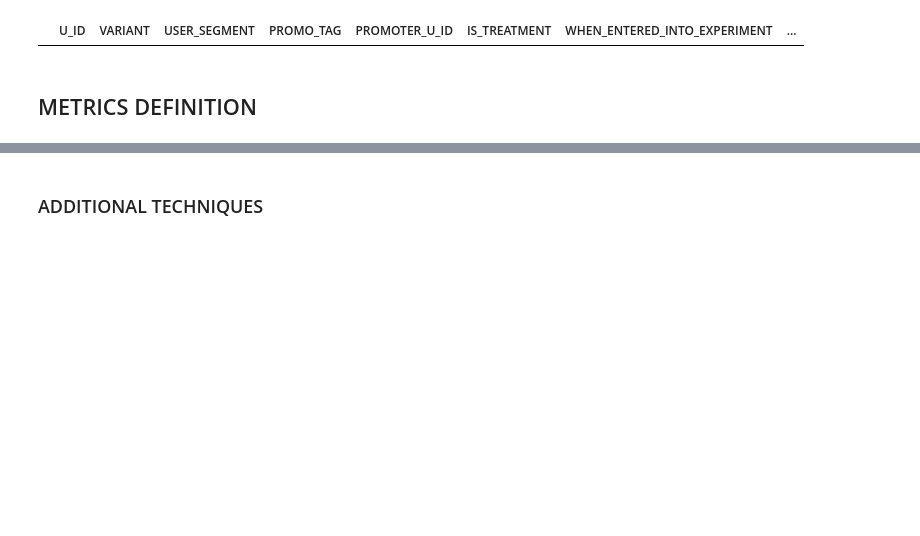
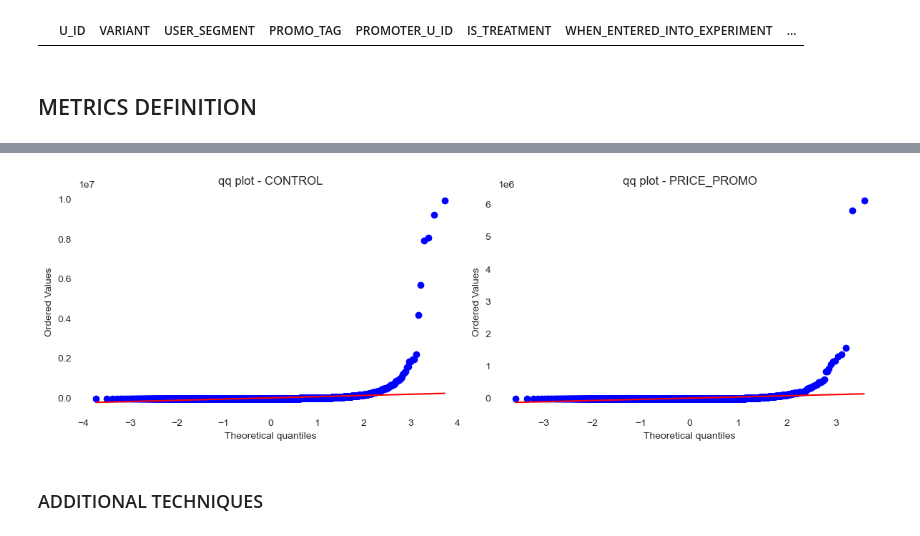
Before and after one commit to EAlmazanG/ab-test-framework, a Jupyter notebook: notebooks/ab-test_segments_framework_template.ipynb, the cells around one changed output, grey strips where cells are left out. Cells and saved outputs as stored; diff of their text form; code cells hidden in the pictures; blank space fills up the shorter version.

Commit message:
add segment loop

```diff
--- a/notebooks/ab-test_segments_framework_template.ipynb
+++ b/notebooks/ab-test_segments_framework_template.ipynb
@@ -380,6 +298,0 @@ USE NORMAL DISTRIBUTION TESTS: False
-# %%
-print_title('VARIANCE TEST RESULTS', 180)
-variance_results = analysis.calculate_variance_analysis(selected_df, variant_column, metric_column)
-
-is_equal_variance = analysis.set_equal_variance_flag(variance_results, alpha=0.05)
-print(f'\nUSE EQUAL VARIANCE TESTS: {is_equal_variance}')
@@ -421,2 +298,0 @@ is_strong_outlier_effect: True
-# %%
-selected_df = ab_tests.resample_data(selected_df, ab_test_config, variant_column)
@@ -448,0 +299,4 @@ framework.plot_distributions(selected_df, variant_column, metric_column, 0.05)
+# %%
+if True:
+    selected_df = framework.add_segment_column(selected_df, num_segments=4)
+display(selected_df)
@@ -448,0 +317,75 @@ framework.plot_distributions(selected_df, variant_column, metric_column, 0.05)
+# %%
+segment_column = 'segment'
+segments = selected_df[segment_column].unique()
+
+for segment in segments:
+    print_title('SEGMENT: ' + str(segment), 160, '=')
+    segment_df = selected_df[selected_df[segment_column] == segment]
+
+    ### NUMBER OF VARIANTES
+    num_variants = segment_df[variant_column].nunique()
+
+    print(f"Number of Variants: {num_variants}")
+    print(f"Variants: {segment_df[variant_column].unique()}")
+
+    ### SAMPLE SIZES
+    sample_sizes = segment_df[variant_column].value_counts()
+    print("Sample sizes per variant:")
+    print(sample_sizes)
+
+    variant_proportion = sample_sizes / sample_sizes.sum()
+    print("\nProportion per variant:")
+    print(variant_proportion)
+
+    variant_ratio = sample_sizes.max() / sample_sizes.min()
+    print(f"\nVariant Ratio (N = max/min): {variant_ratio:.2f}")
+
+    ### SAMPLE DISTRIBUTION
+    sns.set_style("white")
+    print_title('NORMAL DISTRIBUTION VISUAL ANALYSIS', 120)
+    analysis.plot_qq(segment_df, variant_column, metric_column)
+    analysis.plot_histogram_kde(segment_df, variant_column, metric_column)
+    analysis.plot_violin(segment_df, variant_column, metric_column)
+    analysis.plot_combined_kde(segment_df, variant_column, metric_column)
+
+    print_title('NORMAL DISTRIBUTION TEST RESULTS', 120)
+    distribution_results = analysis.calculate_distribution(segment_df, variant_column, metric_column)
+
+    is_normal_distribution = analysis.set_normal_distribution_flag(distribution_results, alpha=0.05)
+    print(f'\nUSE NORMAL DISTRIBUTION TESTS: {is_normal_distribution}')
+
+    ### SAMPLE VARIANCES
+    print_title('VARIANCE TEST RESULTS', 180)
+    variance_results = analysis.calculate_variance_analysis(segment_df, variant_column, metric_column)
+
+    is_equal_variance = analysis.set_equal_variance_flag(variance_results, alpha=0.05)
+    print(f'\nUSE EQUAL VARIANCE TESTS: {is_equal_variance}')
+
+    ## STATISICAL TESTING
+
+    ### TESTS AND TECHNIQUES SELECTION
+    print_title('TEST VARIABLES', 60)
+    ab_test_config = ab_tests.configure_ab_test(metric_type, is_equal_variance, is_normal_distribution, num_variants, variant_ratio, sample_sizes, is_strong_outlier_effect)
+    print('\n')
+    print_title('TEST SELECTION', 60)
+    print({key: value for key, value in ab_test_config.items() if value})
+
+    ### UNBALANCE DATA
+    segment_df = ab_tests.resample_data(segment_df, ab_test_config, variant_column)
+
+    ### TESTS
+    print_title('TEST RESULTS', 80)
+    standardized_results = ab_tests.run_complete_ab_test(ab_test_config, selected_df, variant_column, metric_column, num_variants, alpha = 0.05)
+    display(standardized_results)
+
+    print_title('TEST SELECTION', 80)
+    print({key: value for key, value in ab_test_config.items() if value})
+
+    framework.plot_distributions(selected_df, variant_column, metric_column, 0.05)
+
+    ### ADDITIONAL TECHNIQUES
+    additional_tests_results = ab_tests.apply_additional_tests(ab_test_config, selected_df, variant_column, metric_column)
+    display(additional_tests_results)
+
+    break
+# %% [output]
@@ -449,3 +422,4 @@ framework.plot_distributions(selected_df, variant_column, metric_column, 0.05)
+[figure, added]
 # %% [markdown]
 ### ADDITIONAL TECHNIQUES
 # %%
```
Also changed, not shown: parts of 29 cells of this notebook.
